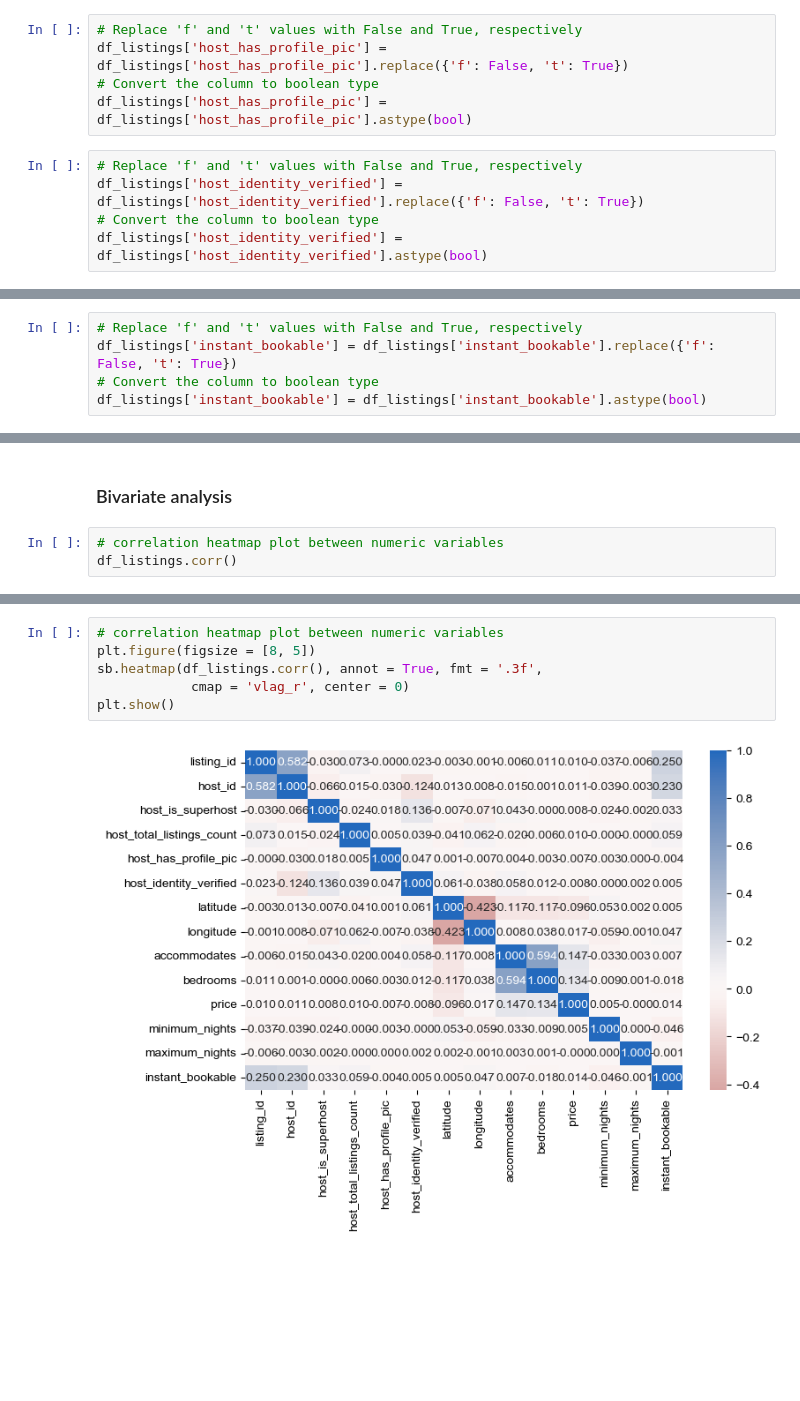
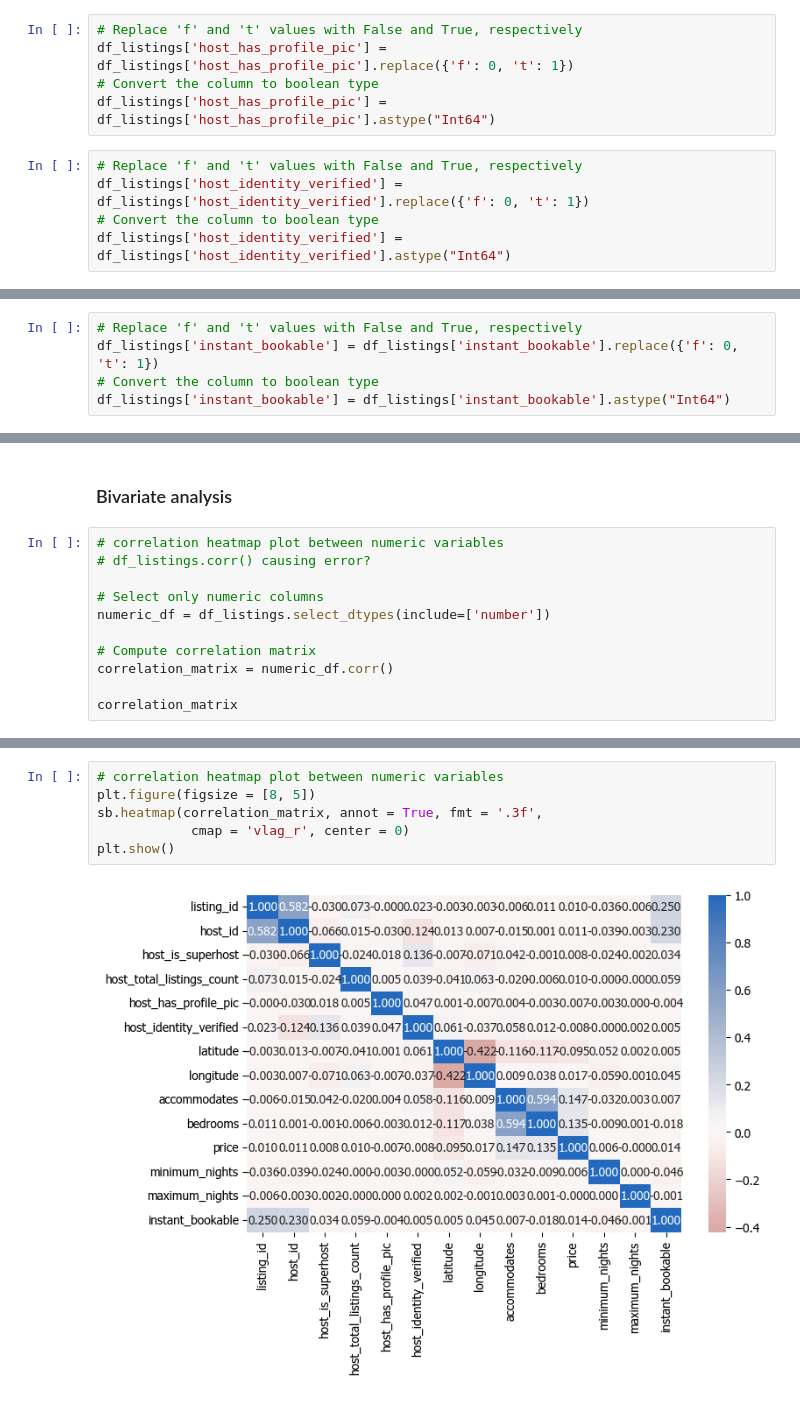
Before and after one commit to AbdullahAlrebdi/week3_project, a Jupyter notebook: main.ipynb, the cells around one changed output, grey strips where cells are left out. Saved outputs shown, nothing was run; the diff lists cells and outputs as text; blank space fills up the shorter version.

Commit message:
everything works! fixed: df_listings.corr() not working

```diff
--- a/main.ipynb
+++ b/main.ipynb
@@ -188,14 +188,14 @@ df_listings['host_is_superhost'] = df_listings['host_is_superhost'].astype(bool)
 df_listings['host_total_listings_count'] = df_listings['host_total_listings_count'].astype("Int64")
 # %%
 # Replace 'f' and 't' values with False and True, respectively
-df_listings['host_has_profile_pic'] = df_listings['host_has_profile_pic'].replace({'f': False, 't': True})
+df_listings['host_has_profile_pic'] = df_listings['host_has_profile_pic'].replace({'f': 0, 't': 1})
 # Convert the column to boolean type
-df_listings['host_has_profile_pic'] = df_listings['host_has_profile_pic'].astype(bool)
+df_listings['host_has_profile_pic'] = df_listings['host_has_profile_pic'].astype("Int64")
 # %%
 # Replace 'f' and 't' values with False and True, respectively
-df_listings['host_identity_verified'] = df_listings['host_identity_verified'].replace({'f': False, 't': True})
+df_listings['host_identity_verified'] = df_listings['host_identity_verified'].replace({'f': 0, 't': 1})
 # Convert the column to boolean type
-df_listings['host_identity_verified'] = df_listings['host_identity_verified'].astype(bool)
+df_listings['host_identity_verified'] = df_listings['host_identity_verified'].astype("Int64")
 # %%
 ## Convert the column to category type
 df_listings['property_type'] = df_listings['property_type'].astype('category')
@@ -207,9 +207,9 @@ df_listings['room_type'] = df_listings['room_type'].astype('category')
 df_listings['bedrooms'] = df_listings['bedrooms'].astype("Int64")
 # %%
 # Replace 'f' and 't' values with False and True, respectively
-df_listings['instant_bookable'] = df_listings['instant_bookable'].replace({'f': False, 't': True})
+df_listings['instant_bookable'] = df_listings['instant_bookable'].replace({'f': 0, 't': 1})
 # Convert the column to boolean type
-df_listings['instant_bookable'] = df_listings['instant_bookable'].astype(bool)
+df_listings['instant_bookable'] = df_listings['instant_bookable'].astype("Int64")
 # %% [markdown]
 Fill null district values. Using neighourhood and city columns to maping the district in get_district
 
@@ -670,6 +670,14 @@ merge_data['district'].value_counts()[:5].plot.bar()
 ### Bivariate analysis
 # %%
 # correlation heatmap plot between numeric variables
-df_listings.corr()
+# df_listings.corr() causing error?
+
+# Select only numeric columns
+numeric_df = df_listings.select_dtypes(include=['number'])
+
+# Compute correlation matrix
+correlation_matrix = numeric_df.corr()
+
+correlation_matrix
 # %% [output]
 |  | listing_id | host_id | host_is_superhost | host_total_listings_count | host_has_profile_pic | ... |
@@ -690,10 +698,10 @@ df_listings.corr()
 # %%
 # correlation heatmap plot between numeric variables
 plt.figure(figsize = [8, 5])
-sb.heatmap(df_listings.corr(), annot = True, fmt = '.3f',
+sb.heatmap(correlation_matrix, annot = True, fmt = '.3f',
             cmap = 'vlag_r', center = 0)
 plt.show()
 # %% [output]
-[figure, old version]
+[figure, new version]
 # %%
 'accommodates','latitude'
```
Also changed, not shown: parts of 17 cells of this notebook.
